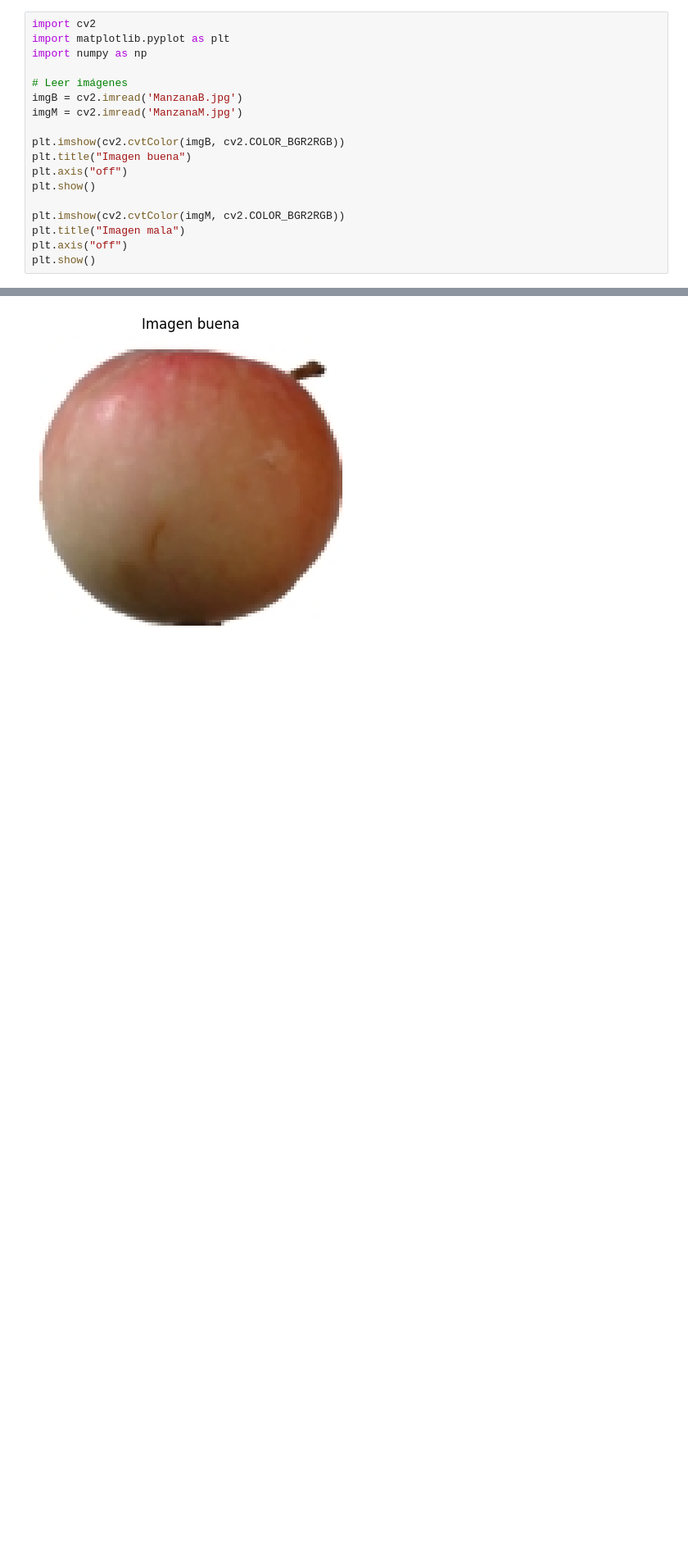
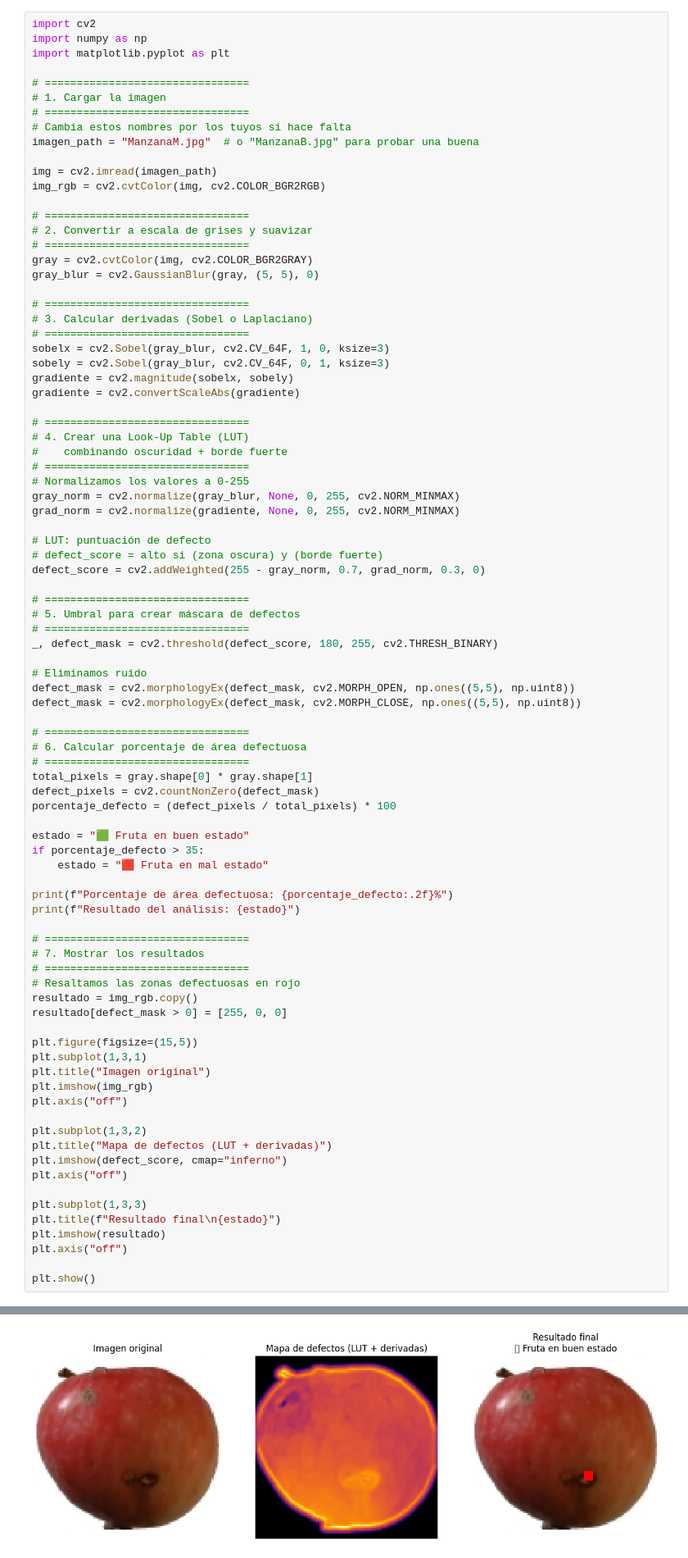
Before and after one commit to Chewi9/Fruit-Quality, a Jupyter notebook: Parte-1.ipynb, the cells around one changed output, grey strips where cells are left out. Shown at 82% size. Saved outputs shown, nothing was run; the diff lists cells and outputs as text; blank space fills up the shorter version.

Commit message:
Mostrar imágenes y suavizado

```diff
--- a/Parte-1.ipynb
+++ b/Parte-1.ipynb
@@ -1,19 +1,88 @@
 # %%
 import cv2
+import numpy as np
 import matplotlib.pyplot as plt
-import numpy as np
 
-# Leer imágenes
-imgB = cv2.imread('ManzanaB.jpg')
-imgM = cv2.imread('ManzanaM.jpg')
+# ================================
+# 1. Cargar la imagen
+# ================================
+# Cambia estos nombres por los tuyos si hace falta
+imagen_path = "ManzanaM.jpg"  # o "ManzanaB.jpg" para probar una buena
 
-plt.imshow(cv2.cvtColor(imgB, cv2.COLOR_BGR2RGB))
-plt.title("Imagen buena")
+img = cv2.imread(imagen_path)
+img_rgb = cv2.cvtColor(img, cv2.COLOR_BGR2RGB)
+
+# ================================
+# 2. Convertir a escala de grises y suavizar
+# ================================
+gray = cv2.cvtColor(img, cv2.COLOR_BGR2GRAY)
+gray_blur = cv2.GaussianBlur(gray, (5, 5), 0)
+
+# ================================
+# 3. Calcular derivadas (Sobel o Laplaciano)
+# ================================
+sobelx = cv2.Sobel(gray_blur, cv2.CV_64F, 1, 0, ksize=3)
+sobely = cv2.Sobel(gray_blur, cv2.CV_64F, 0, 1, ksize=3)
+gradiente = cv2.magnitude(sobelx, sobely)
+gradiente = cv2.convertScaleAbs(gradiente)
+
+# ================================
+# 4. Crear una Look-Up Table (LUT)
+#    combinando oscuridad + borde fuerte
+# ================================
+# Normalizamos los valores a 0-255
+gray_norm = cv2.normalize(gray_blur, None, 0, 255, cv2.NORM_MINMAX)
+grad_norm = cv2.normalize(gradiente, None, 0, 255, cv2.NORM_MINMAX)
+
+# LUT: puntuación de defecto
+# defect_score = alto si (zona oscura) y (borde fuerte)
+defect_score = cv2.addWeighted(255 - gray_norm, 0.7, grad_norm, 0.3, 0)
+
+# ================================
+# 5. Umbral para crear máscara de defectos
+# ================================
+_, defect_mask = cv2.threshold(defect_score, 180, 255, cv2.THRESH_BINARY)
+
+# Eliminamos ruido
+defect_mask = cv2.morphologyEx(defect_mask, cv2.MORPH_OPEN, np.ones((5,5), np.uint8))
+defect_mask = cv2.morphologyEx(defect_mask, cv2.MORPH_CLOSE, np.ones((5,5), np.uint8))
+
+# ================================
+# 6. Calcular porcentaje de área defectuosa
+# ================================
+total_pixels = gray.shape[0] * gray.shape[1]
+defect_pixels = cv2.countNonZero(defect_mask)
+porcentaje_defecto = (defect_pixels / total_pixels) * 100
+
+estado = "🟩 Fruta en buen estado"
+if porcentaje_defecto > 35:
+    estado = "🟥 Fruta en mal estado"
+
+print(f"Porcentaje de área defectuosa: {porcentaje_defecto:.2f}%")
+print(f"Resultado del análisis: {estado}")
+
+# ================================
+# 7. Mostrar los resultados
+# ================================
+# Resaltamos las zonas defectuosas en rojo
+resultado = img_rgb.copy()
+resultado[defect_mask > 0] = [255, 0, 0]
+
+plt.figure(figsize=(15,5))
+plt.subplot(1,3,1)
+plt.title("Imagen original")
+plt.imshow(img_rgb)
 plt.axis("off")
+
+plt.subplot(1,3,2)
+plt.title("Mapa de defectos (LUT + derivadas)")
+plt.imshow(defect_score, cmap="inferno")
+plt.axis("off")
+
+plt.subplot(1,3,3)
+plt.title(f"Resultado final\n{estado}")
+plt.imshow(resultado)
+plt.axis("off")
+
 plt.show()
-
-plt.imshow(cv2.cvtColor(imgM, cv2.COLOR_BGR2RGB))
-plt.title("Imagen mala")
-plt.axis("off")
-plt.show()
 # %% [output]
@@ -20 +91 @@ plt.show()
-[figure, old version]
+[figure, new version]
```
Also changed, not shown: parts of 6 cells of this notebook.
